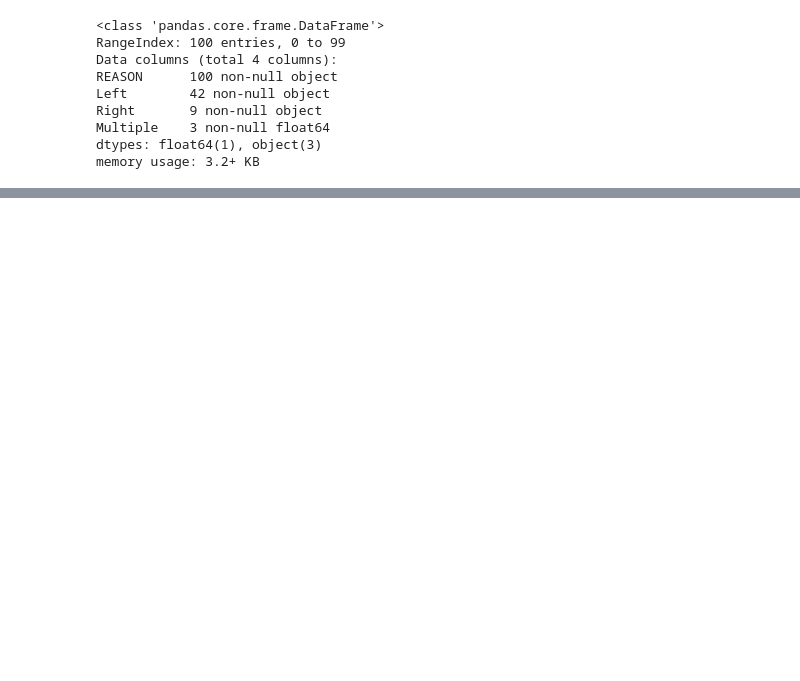
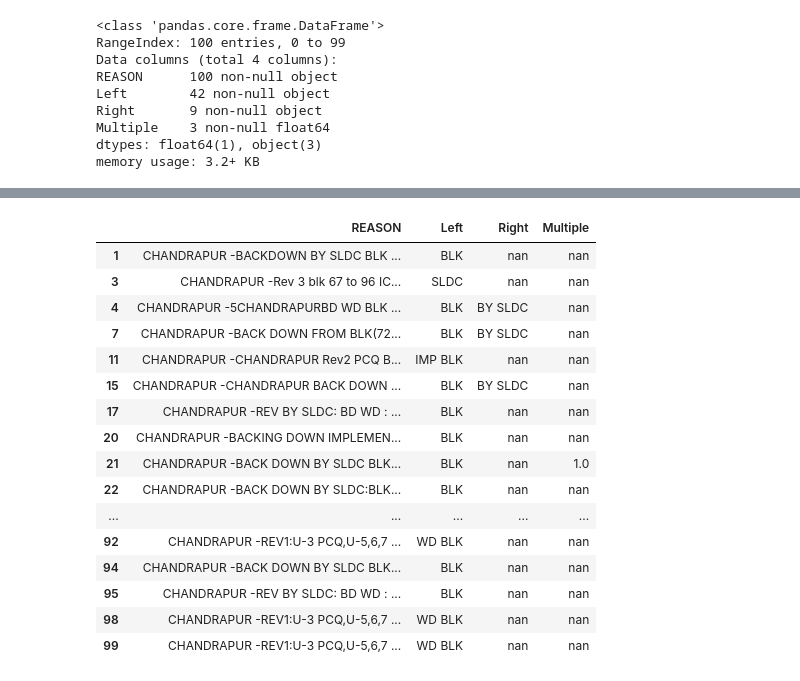
Before and after one commit to dharmendra-chouhan/Pandas_exercises_colab, a Jupyter notebook: revision2014.ipynb, the cells around one changed output, grey strips where cells are left out. Drawn from its saved outputs; the diff is of its cells as text; code cells hidden in the pictures; blank space fills up the shorter version.

```diff
--- a/revision2014.ipynb
+++ b/revision2014.ipynb
@@ -74 +74,8 @@ def fu_return_from_to_block(p_text,p_left,p_right):
       return from_number,to_number
+# %%
+df1=revision2014
+# %%
+df1.info()
+df1=df1.astype(str)
+df1.Left.fillna('', inplace=True)
+df1
@@ -90,2 +148,28 @@ AttributeError: ignored
+# %%
+df1=df1['Left'].astype(str)
+# %%
+
+scriteria = ['SLDC','BACKDOWN','BDN','BACKBOWN','BD','BACKDN']
+sstring = '|'.join(scriteria)
+df1 =  df1[df1['REASON'].str.upper().str.contains(sstring)]
+df1
+# %% [output]
+|  | REASON | Left | Right | Multiple |
+| 1 | CHANDRAPUR -BACKDOWN BY SLDC BLK ... | BLK | nan | nan |
+| 3 | CHANDRAPUR -Rev 3 blk 67 to 96 IC... | SLDC | nan | nan |
+| 4 | CHANDRAPUR -5CHANDRAPURBD WD BLK ... | BLK | BY SLDC | nan |
+| 7 | CHANDRAPUR -BACK DOWN FROM BLK(72... | BLK | BY SLDC | nan |
+| 11 | CHANDRAPUR -CHANDRAPUR Rev2 PCQ B... | IMP BLK | nan | nan |
+| 15 | CHANDRAPUR -CHANDRAPUR BACK DOWN ... | BLK | BY SLDC | nan |
+| 17 | CHANDRAPUR -REV BY SLDC: BD WD : ... | BLK | nan | nan |
+| 20 | CHANDRAPUR -BACKING DOWN IMPLEMEN... | BLK | nan | nan |
+| 21 | CHANDRAPUR -BACK DOWN BY SLDC BLK... | BLK | nan | 1.0 |
+| 22 | CHANDRAPUR -BACK DOWN BY SLDC:BLK... | BLK | nan | nan |
+| ... | ... | ... | ... | ... |
+| 92 | CHANDRAPUR -REV1:U-3 PCQ,U-5,6,7 ... | WD BLK | nan | nan |
+| 94 | CHANDRAPUR -BACK DOWN BY SLDC BLK... | BLK | nan | nan |
+| 95 | CHANDRAPUR -REV BY SLDC: BD WD : ... | BLK | nan | nan |
+| 98 | CHANDRAPUR -REV1:U-3 PCQ,U-5,6,7 ... | WD BLK | nan | nan |
+| 99 | CHANDRAPUR -REV1:U-3 PCQ,U-5,6,7 ... | WD BLK | nan | nan |
 # %%
 import re
```
Also changed, not shown: parts of 11 cells of this notebook.
